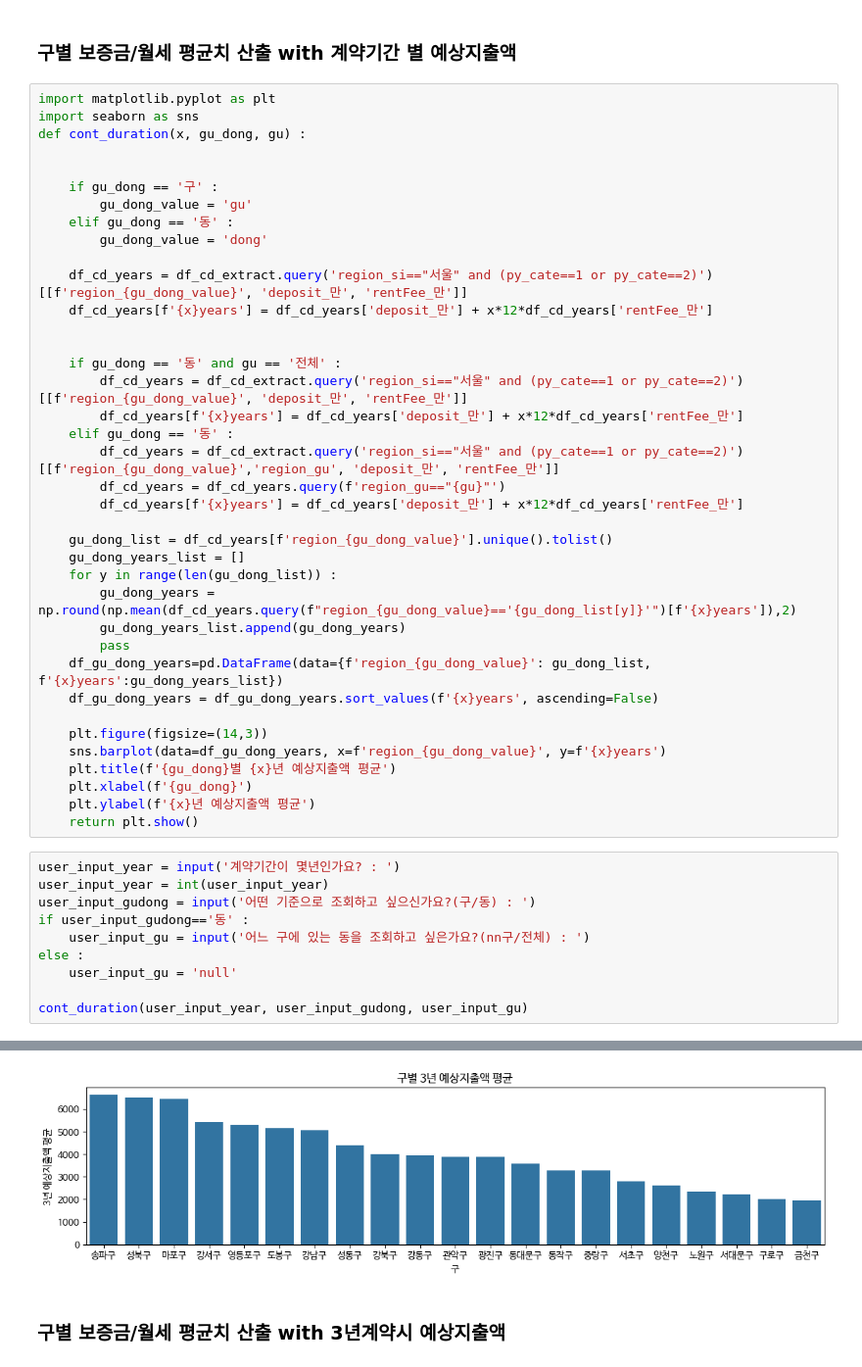
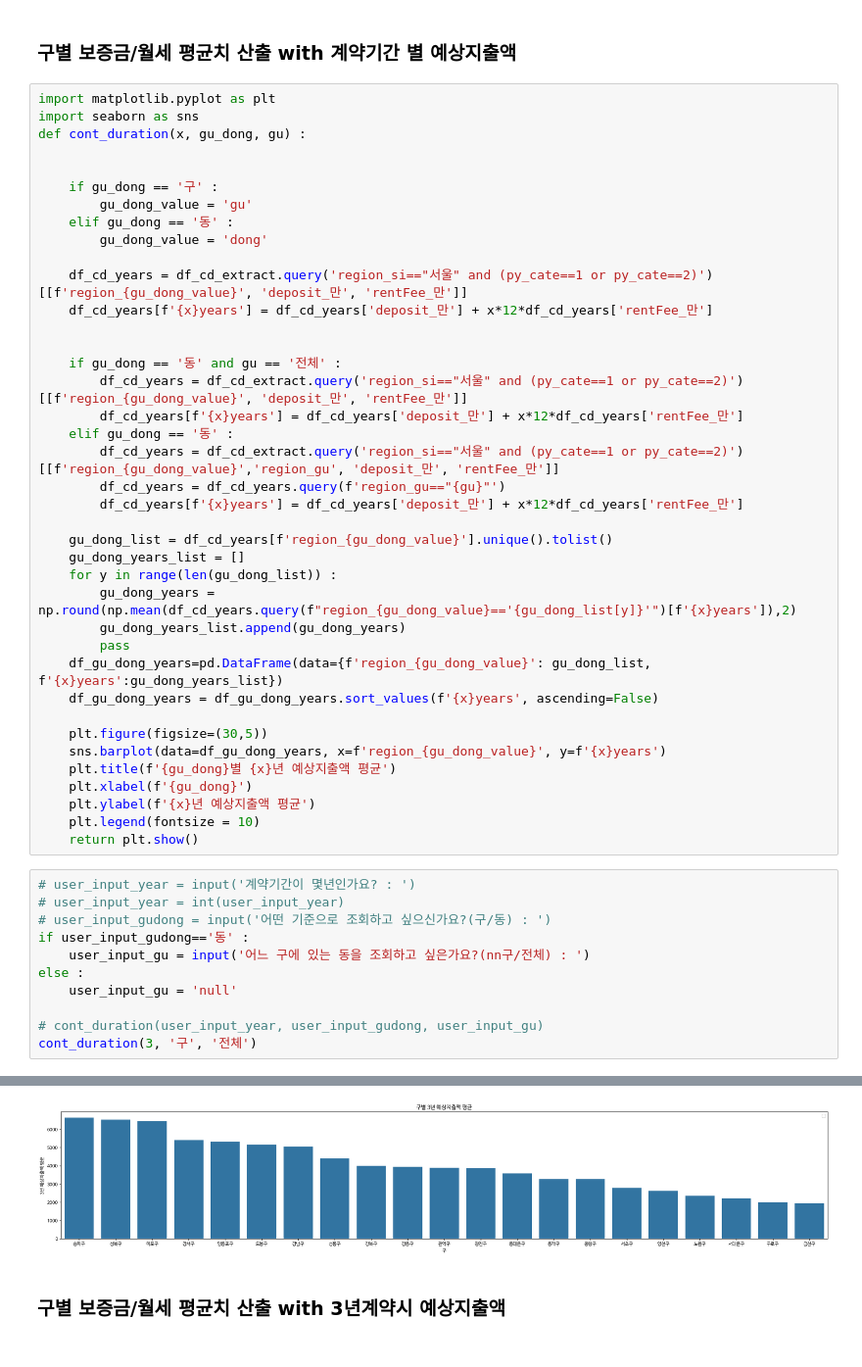
Before and after one commit to ohjisu320/study_dataanalytics, a Jupyter notebook: docs/ipynb/data_analystics_coliving_first.ipynb, the cells around one changed output, grey strips where cells are left out. Shown at 98% size. Cells and saved outputs as stored; diff of their text form.

```diff
--- a/docs/ipynb/data_analystics_coliving_first.ipynb
+++ b/docs/ipynb/data_analystics_coliving_first.ipynb
@@ -325,20 +325,22 @@ def cont_duration(x, gu_dong, gu) :
     df_gu_dong_years=pd.DataFrame(data={f'region_{gu_dong_value}': gu_dong_list, f'{x}years':gu_dong_years_list})
     df_gu_dong_years = df_gu_dong_years.sort_values(f'{x}years', ascending=False)
 
-    plt.figure(figsize=(14,3))
+    plt.figure(figsize=(30,5))
     sns.barplot(data=df_gu_dong_years, x=f'region_{gu_dong_value}', y=f'{x}years')
     plt.title(f'{gu_dong}별 {x}년 예상지출액 평균')
     plt.xlabel(f'{gu_dong}')
     plt.ylabel(f'{x}년 예상지출액 평균')
+    plt.legend(fontsize = 10)
     return plt.show()
 # %%
-user_input_year = input('계약기간이 몇년인가요? : ')
-user_input_year = int(user_input_year)
-user_input_gudong = input('어떤 기준으로 조회하고 싶으신가요?(구/동) : ')
+# user_input_year = input('계약기간이 몇년인가요? : ')
+# user_input_year = int(user_input_year)
+# user_input_gudong = input('어떤 기준으로 조회하고 싶으신가요?(구/동) : ')
 if user_input_gudong=='동' :
     user_input_gu = input('어느 구에 있는 동을 조회하고 싶은가요?(nn구/전체) : ')
 else :
     user_input_gu = 'null'
 
-cont_duration(user_input_year, user_input_gudong, user_input_gu)
+# cont_duration(user_input_year, user_input_gudong, user_input_gu)
+cont_duration(3, '구', '전체')
 # %% [output]
@@ -347,4 +348,4 @@ cont_duration(user_input_year, user_input_gudong, user_input_gu)
-[figure, old version]
+[figure, new version]
 # %% [markdown]
 ### 구별 보증금/월세 평균치 산출 with 3년계약시 예상지출액
 # %%
```
Also changed, not shown: parts of 8 cells of this notebook.
